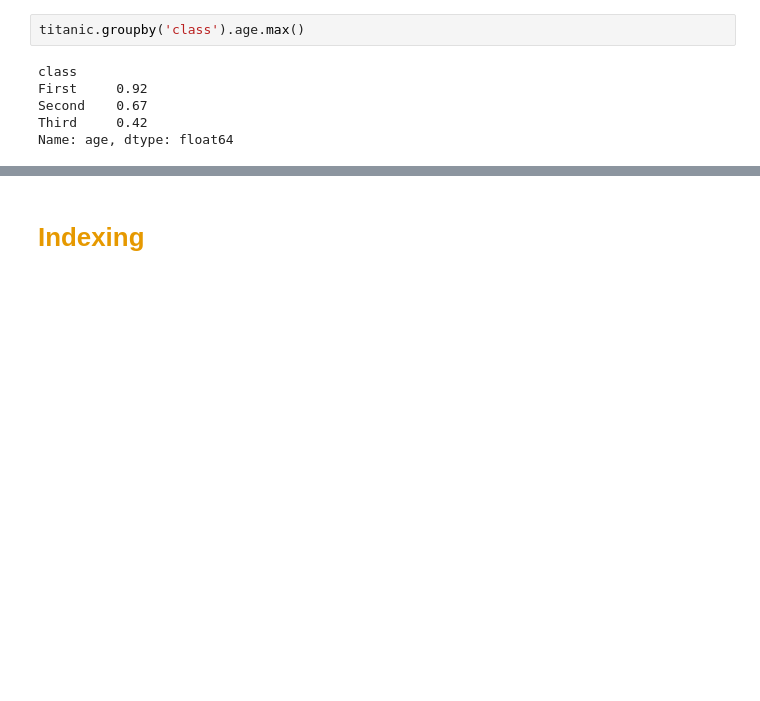
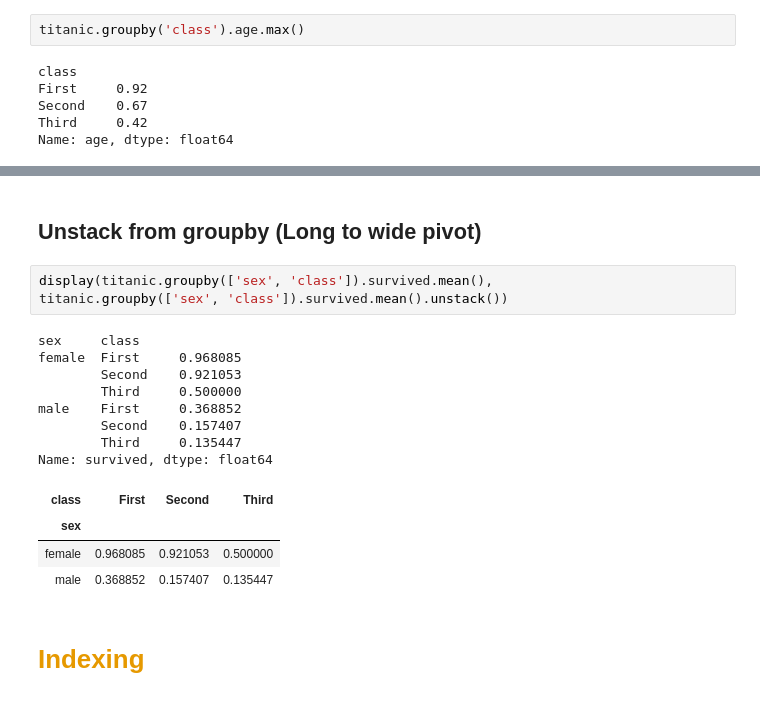
Before and after one commit to luwu29/Python-Data-Science-Tools, a Jupyter notebook: Workshop_Titanic.ipynb, the cells around one changed output, grey strips where cells are left out. Saved outputs shown, nothing was run; the diff lists cells and outputs as text; blank space fills up the shorter version.

```diff
--- a/Workshop_Titanic.ipynb
+++ b/Workshop_Titanic.ipynb
@@ -142,6 +252,24 @@ titanic.groupby('class')['pclass', 'age'].agg(['max','min','mean'])
 | First | 1 | 1 | 1 | 80.0 | 0.92 | 37.048118 |
 | Second | 2 | 2 | 2 | 70.0 | 0.67 | 29.866958 |
 | Third | 3 | 3 | 3 | 74.0 | 0.42 | 26.403259 |
+# %% [markdown]
+## Unstack from groupby  (Long to wide pivot)
+# %%
+display(titanic.groupby(['sex', 'class']).survived.mean(),
+titanic.groupby(['sex', 'class']).survived.mean().unstack())
+# %% [output]
+sex     class
+female  First     0.968085
+        Second    0.921053
+        Third     0.500000
+male    First     0.368852
+        Second    0.157407
+        Third     0.135447
+Name: survived, dtype: float64
+| class | First | Second | Third |
+| sex |  |  |  |
+| female | 0.968085 | 0.921053 | 0.500000 |
+| male | 0.368852 | 0.157407 | 0.135447 |
 # %% [markdown]
 # <h1 style="color:#e69900;"> Indexing </h1>
 # %%
```
Also changed, not shown: parts of 29 cells of this notebook.
